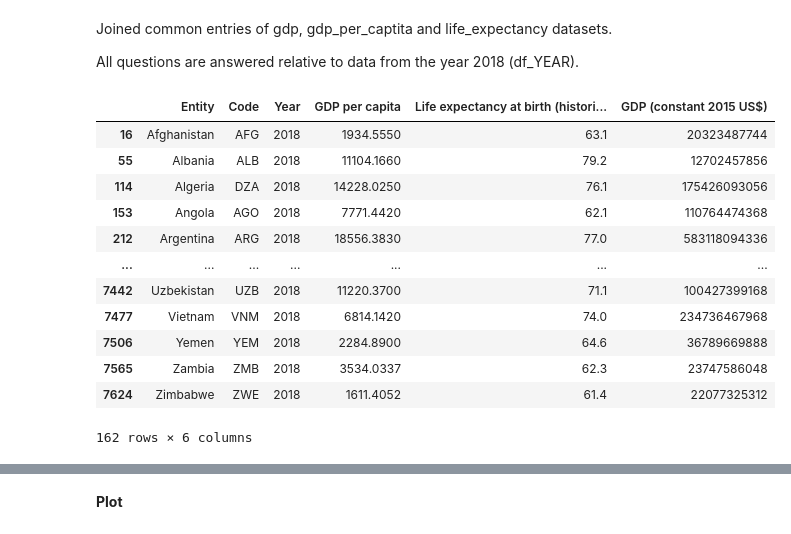
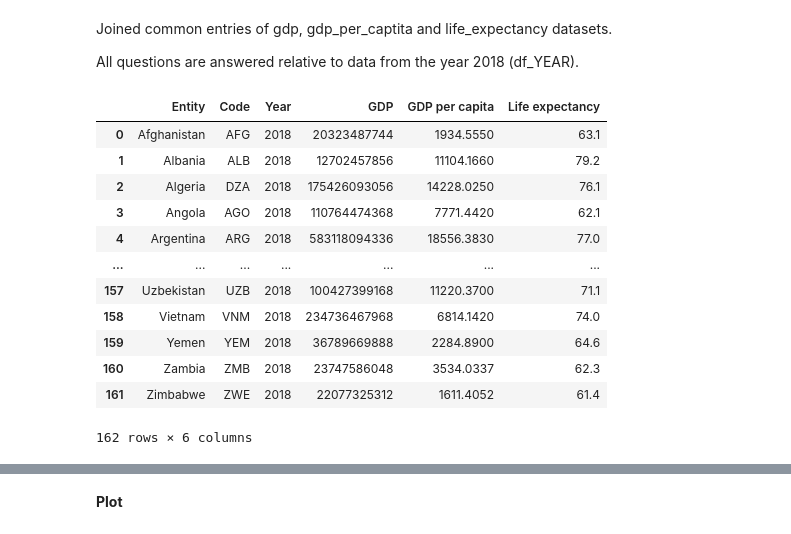
Before and after one commit to chenbin234/DAT405-DIT407-Introduction-to-data-science-and-AI, a Jupyter notebook: Assignment_1/Bingcheng/intro_to_AI_ass1_final.ipynb, the cells around one changed output, grey strips where cells are left out. Saved outputs shown, nothing was run; the diff lists cells and outputs as text; code cells hidden in the pictures.

```diff
--- a/Assignment_1/Bingcheng/intro_to_AI_ass1_final.ipynb
+++ b/Assignment_1/Bingcheng/intro_to_AI_ass1_final.ipynb
@@ -59,5 +59,10 @@ Joined common entries of gdp_per_captita and life_expectancy datasets
 # Merge gdp_per_captita and life_expectancy datasets
 gdp_per_captita_merged = pd.merge(gdp_per_captita, life_expectancy, on=['Entity', 'Code', 'Year'])
 
+# Rename column 'Life expectancy at birth (historical)' to 'Life expectancy'
+gdp_per_captita_merged.rename(columns = {'Life expectancy at birth (historical)':'Life expectancy'}, inplace = True)
+
+gdp_per_captita_merged.reset_index(drop=True, inplace=True)
+
 gdp_per_captita_merged
 # %% [output]
@@ -115,26 +120,30 @@ Joined common entries of gdp, gdp_per_captita and life_expectancy datasets.
 All questions are answered relative to data from the year 2018 (df_YEAR).
 # %%
 # Merge gdp, gdp_per_captita and life_expectancy datasets
-df = pd.merge(gdp_per_captita_merged, gdp, on=['Entity', 'Code', 'Year'])
+df = pd.merge(gdp, gdp_per_captita_merged, on=['Entity', 'Code', 'Year'])
+
+# Rename column 'Life expectancy at birth (historical)' to 'Life expectancy'
+df.rename(columns = {'GDP (constant 2015 US$)':'GDP'}, inplace = True)
 
 # Get data entries of YEAR
 YEAR = 2018
 df_YEAR = df[df['Year'] == YEAR]
+df_YEAR.reset_index(drop=True, inplace=True)
 
 df_YEAR
 # %% [output]
-|  | Entity | Code | Year | GDP per capita | Life expectancy at birth (histori... | GDP (constant 2015 US$) |
-| 16 | Afghanistan | AFG | 2018 | 1934.5550 | 63.1 | 20323487744 |
-| 55 | Albania | ALB | 2018 | 11104.1660 | 79.2 | 12702457856 |
-| 114 | Algeria | DZA | 2018 | 14228.0250 | 76.1 | 175426093056 |
-| 153 | Angola | AGO | 2018 | 7771.4420 | 62.1 | 110764474368 |
-| 212 | Argentina | ARG | 2018 | 18556.3830 | 77.0 | 583118094336 |
+|  | Entity | Code | Year | GDP | GDP per capita | Life expectancy |
+| 0 | Afghanistan | AFG | 2018 | 20323487744 | 1934.5550 | 63.1 |
+| 1 | Albania | ALB | 2018 | 12702457856 | 11104.1660 | 79.2 |
+| 2 | Algeria | DZA | 2018 | 175426093056 | 14228.0250 | 76.1 |
+| 3 | Angola | AGO | 2018 | 110764474368 | 7771.4420 | 62.1 |
+| 4 | Argentina | ARG | 2018 | 583118094336 | 18556.3830 | 77.0 |
 | ... | ... | ... | ... | ... | ... | ... |
-| 7442 | Uzbekistan | UZB | 2018 | 11220.3700 | 71.1 | 100427399168 |
-| 7477 | Vietnam | VNM | 2018 | 6814.1420 | 74.0 | 234736467968 |
-| 7506 | Yemen | YEM | 2018 | 2284.8900 | 64.6 | 36789669888 |
-| 7565 | Zambia | ZMB | 2018 | 3534.0337 | 62.3 | 23747586048 |
-| 7624 | Zimbabwe | ZWE | 2018 | 1611.4052 | 61.4 | 22077325312 |
+| 157 | Uzbekistan | UZB | 2018 | 100427399168 | 11220.3700 | 71.1 |
+| 158 | Vietnam | VNM | 2018 | 234736467968 | 6814.1420 | 74.0 |
+| 159 | Yemen | YEM | 2018 | 36789669888 | 2284.8900 | 64.6 |
+| 160 | Zambia | ZMB | 2018 | 23747586048 | 3534.0337 | 62.3 |
+| 161 | Zimbabwe | ZWE | 2018 | 22077325312 | 1611.4052 | 61.4 |
 162 rows × 6 columns
 # %%
 # Life expectancy mean and standard deviation
```
Also changed, not shown: parts of 10 cells of this notebook, 1 other file.
